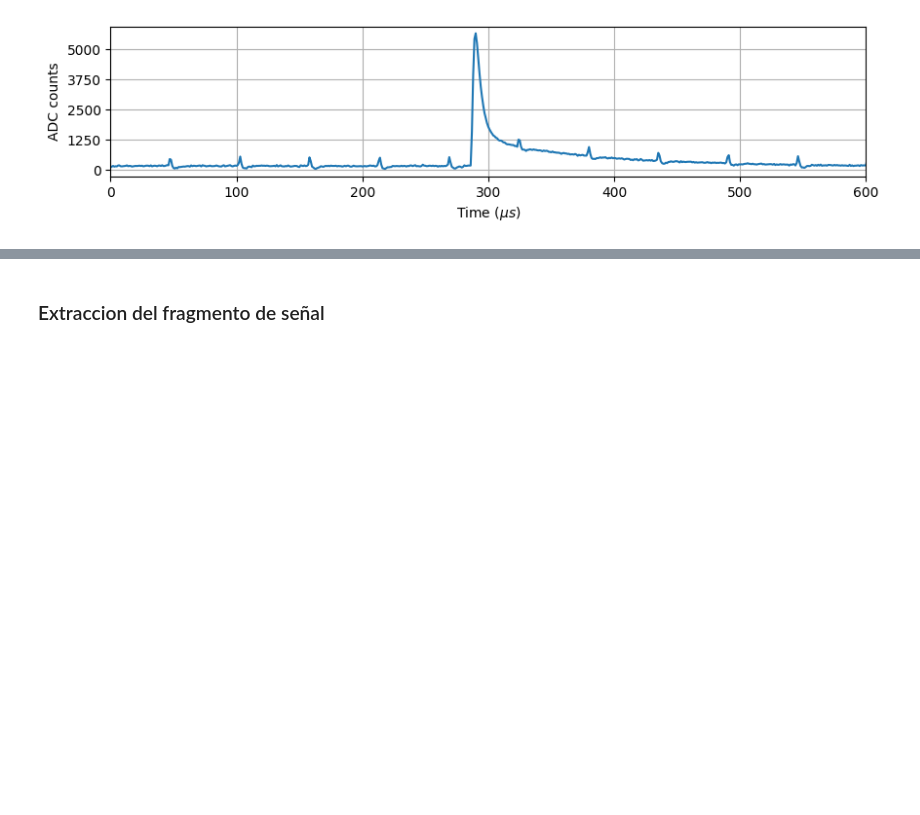
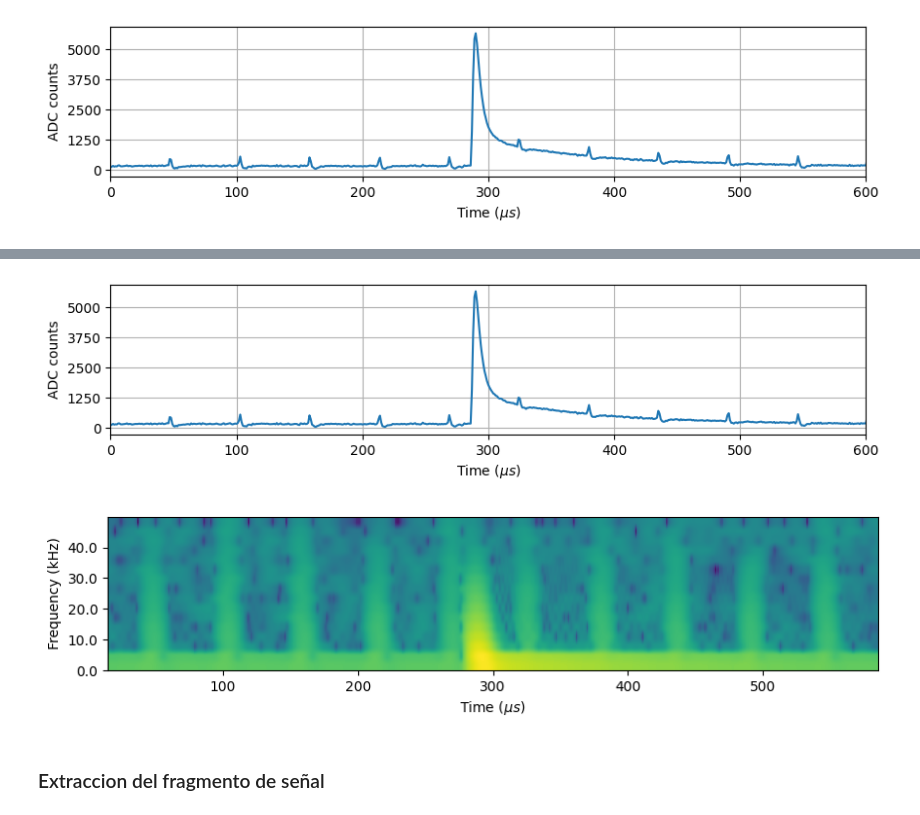
Before and after one commit to fabioc9675/TrapezoidalShaper_Prj, a Jupyter notebook: Notebooks/SimulateSignal.ipynb, the cells around one changed output, grey strips where cells are left out. Cells and saved outputs as stored; diff of their text form; code cells hidden in the pictures; blank space fills up the shorter version.

```diff
--- a/Notebooks/SimulateSignal.ipynb
+++ b/Notebooks/SimulateSignal.ipynb
@@ -62,3 +95,30 @@ plt.savefig("output/signalRecorded.pdf", format="pdf", bbox_inches="tight")
+# %%
+plt.figure(figsize=(10,2))
+plt.plot(t_,real_data)
+#plt.xlim([0.1273,0.1283])
+#plt.title("Real Signal")
+plt.xlim([0 ,0.0006*1E6])
+plt.xlabel("Time ($\mu s$)")
+plt.ylabel("ADC counts")
+plt.yticks([0,1250,2500,3750,5000])
+plt.grid(True)
+
+# Espectrograma
+plt.figure(figsize=(10, 2))
+plt.specgram(signal, NFFT=30, Fs=fs, noverlap=29, cmap='viridis', scale='dB')
+#plt.title("Espectrograma de la Señal")
+plt.xlabel("Time ($\mu s$)")
+plt.ylabel("Frequency (kHz)")
+#cbar = plt.colorbar(label="Densidad Espectral (dB)")
+plt.xticks([ 1E-4, 2E-4, 3E-4, 4E-4, 5E-4], labels=[ "100", "200", "300", "400", "500"])
+plt.yticks([0, 1E5, 2E5, 3E5, 4E5], labels=["0.0", "10.0", "20.0", "30.0", "40.0"])
+
+#plt.show()
+
+plt.savefig("output/realSpect.pdf", format="pdf", bbox_inches="tight")
+# %% [output]
+[figure, added]
+[figure, added]
 # %% [markdown]
 ### Extraccion del fragmento de señal
 # %%
```
Also changed, not shown: parts of 6 cells of this notebook, 7 other files.
